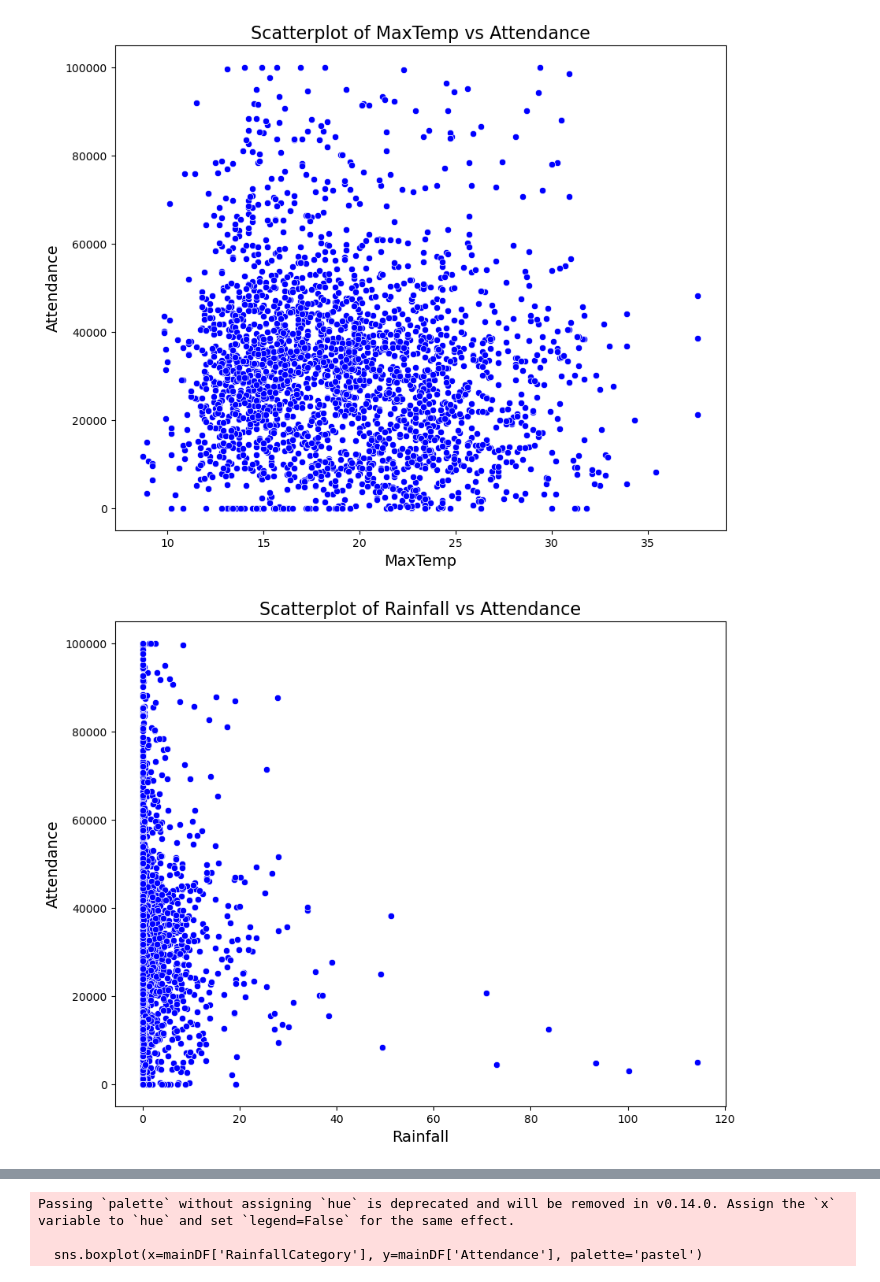
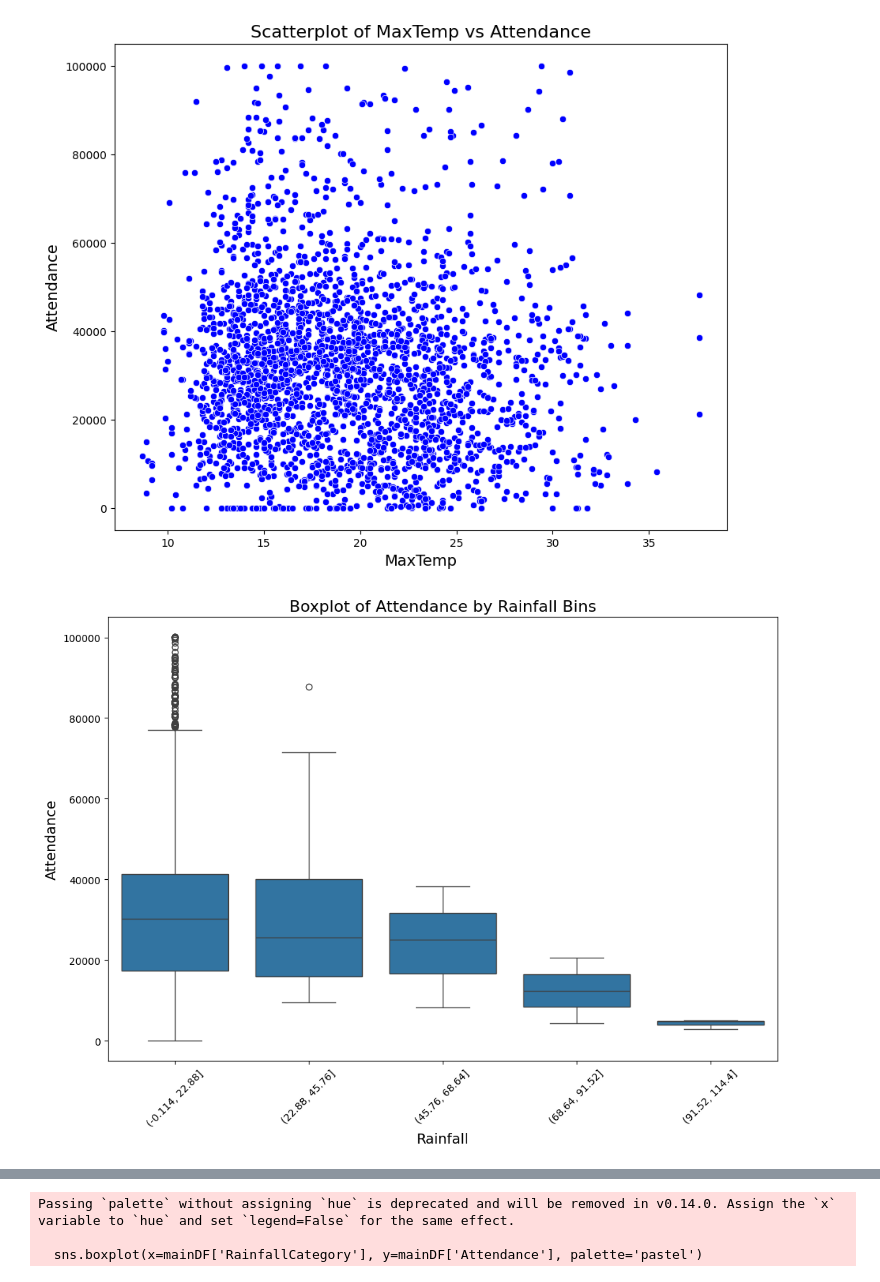
Before and after one commit to Raad42/AflAnalysis-, a Jupyter notebook: notebooks/eda.ipynb, the cells around one changed output, grey strips where cells are left out. Saved outputs shown, nothing was run; the diff lists cells and outputs as text; code cells hidden in the pictures.

```diff
--- a/notebooks/eda.ipynb
+++ b/notebooks/eda.ipynb
@@ -6,7 +6,7 @@ import numpy as np
 import matplotlib.pyplot as plt
 import seaborn as sns
 # %%
-mainDF = pd.read_csv('rawData.csv')
+mainDF = pd.read_csv(r'C:\Users\raadr\OneDrive\Desktop\AflAnalysis-\data\raw\rawData12_24Complete.csv')
 mainDF
 # %% [output]
 |  | GameId | Year | Round | Date | MaxTemp | MinTemp | Rainfall | Venue | StartTime | Attendance | ... |
@@ -120,14 +142,19 @@ plt.show()
 # %% [output]
 [figure]
 # %%
-#Rainfall
-plt.figure(figsize=(10, 8))
-sns.scatterplot(data = mainDF, x='Rainfall', y='Attendance', color='blue')
+import numpy as np
 
-plt.title('Scatterplot of Rainfall vs Attendance', fontsize=16)
+# Create categorical bins for Rainfall
+mainDF['Rainfall_Binned'] = pd.cut(mainDF['Rainfall'], bins=5)  # Adjust bins=5 as needed
+
+plt.figure(figsize=(12, 8))
+sns.boxplot(data=mainDF, x='Rainfall_Binned', y='Attendance')
+
+plt.title('Boxplot of Attendance by Rainfall Bins', fontsize=16)
 plt.xlabel('Rainfall', fontsize=14)
 plt.ylabel('Attendance', fontsize=14)
 
+plt.xticks(rotation=45)  # Rotate labels for readability
 plt.show()
 # %% [output]
-[figure, old version]
+[figure, new version]
```
Also changed, not shown: parts of 9 cells of this notebook, 21 other files.
